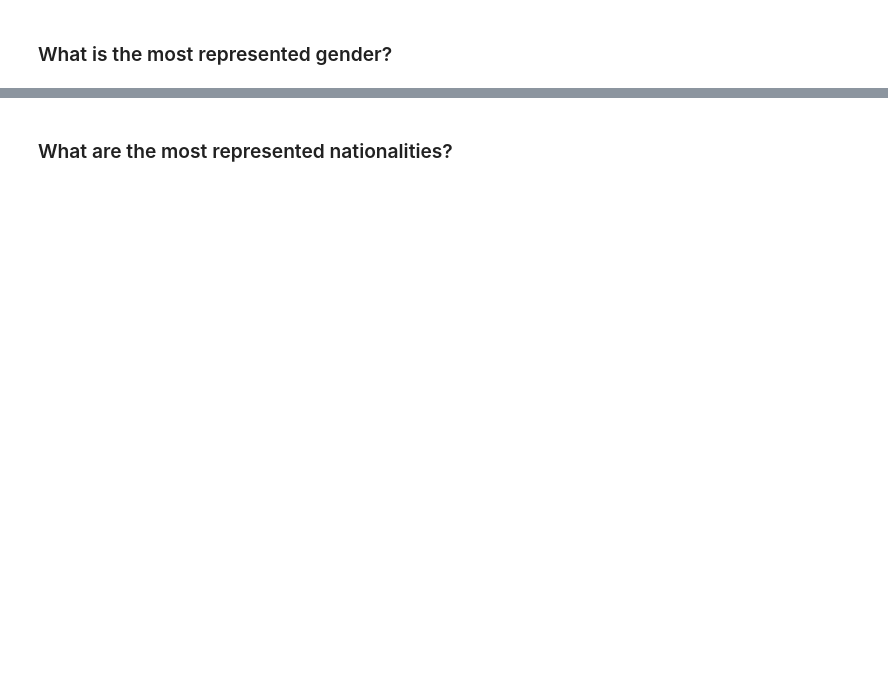
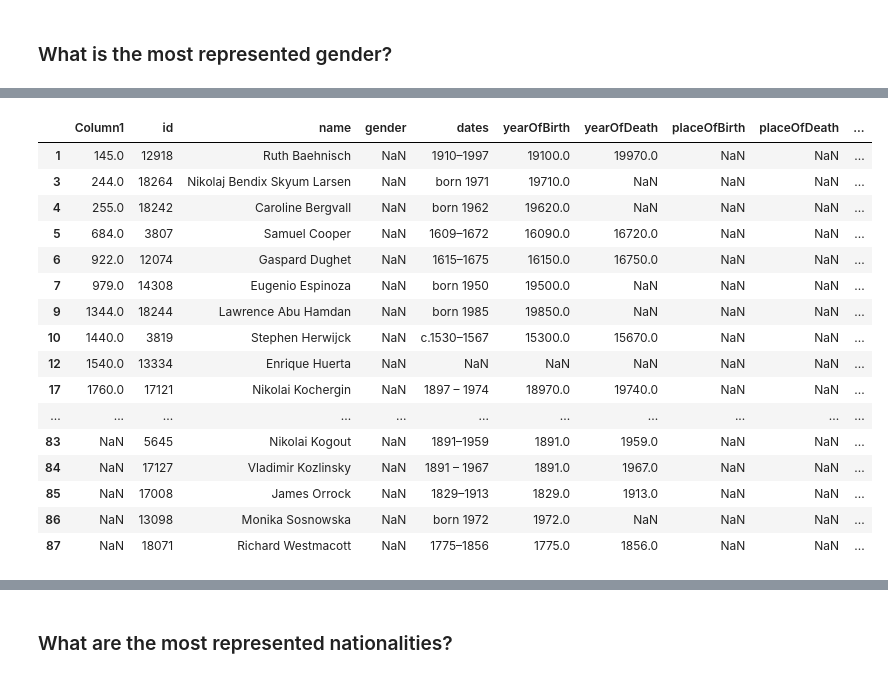
Before and after one commit to Fran-cesca/Art, a Jupyter notebook: Final.ipynb, the cells around one changed output, grey strips where cells are left out. Saved outputs shown, nothing was run; the diff lists cells and outputs as text; code cells hidden in the pictures; blank space fills up the shorter version.

```diff
--- a/Final.ipynb
+++ b/Final.ipynb
@@ -214,0 +295,24 @@ print('Total number of artists at Tate', len(TateArtists))
+# %%
+ArtistIntegrated = pd.concat(
+    map(pd.read_csv, ['Handmade.csv', 'Artists.csv', 'Photographers.csv', 'Videoartists.csv', 'graphicartists.csv', 'Painters.csv']), ignore_index=True)
+ArtistIntegrated = ArtistIntegrated[ArtistIntegrated['Artist Entity'].notna()]
+ArtistIntegrated.to_csv('ArtistIntegrated.csv')
+display(ArtistIntegrated)
+# %% [output]
+|  | Column1 | id | name | gender | dates | yearOfBirth | yearOfDeath | placeOfBirth | placeOfDeath | ... |
+| 1 | 145.0 | 12918 | Ruth Baehnisch | NaN | 1910–1997 | 19100.0 | 19970.0 | NaN | NaN | ... |
+| 3 | 244.0 | 18264 | Nikolaj Bendix Skyum Larsen | NaN | born 1971 | 19710.0 | NaN | NaN | NaN | ... |
+| 4 | 255.0 | 18242 | Caroline Bergvall | NaN | born 1962 | 19620.0 | NaN | NaN | NaN | ... |
+| 5 | 684.0 | 3807 | Samuel Cooper | NaN | 1609–1672 | 16090.0 | 16720.0 | NaN | NaN | ... |
+| 6 | 922.0 | 12074 | Gaspard Dughet | NaN | 1615–1675 | 16150.0 | 16750.0 | NaN | NaN | ... |
+| 7 | 979.0 | 14308 | Eugenio Espinoza | NaN | born 1950 | 19500.0 | NaN | NaN | NaN | ... |
+| 9 | 1344.0 | 18244 | Lawrence Abu Hamdan | NaN | born 1985 | 19850.0 | NaN | NaN | NaN | ... |
+| 10 | 1440.0 | 3819 | Stephen Herwijck | NaN | c.1530–1567 | 15300.0 | 15670.0 | NaN | NaN | ... |
+| 12 | 1540.0 | 13334 | Enrique Huerta | NaN | NaN | NaN | NaN | NaN | NaN | ... |
+| 17 | 1760.0 | 17121 | Nikolai Kochergin | NaN | 1897 – 1974 | 18970.0 | 19740.0 | NaN | NaN | ... |
+| ... | ... | ... | ... | ... | ... | ... | ... | ... | ... | ... |
+| 83 | NaN | 5645 | Nikolai Kogout | NaN | 1891–1959 | 1891.0 | 1959.0 | NaN | NaN | ... |
+| 84 | NaN | 17127 | Vladimir Kozlinsky | NaN | 1891 – 1967 | 1891.0 | 1967.0 | NaN | NaN | ... |
+| 85 | NaN | 17008 | James Orrock | NaN | 1829–1913 | 1829.0 | 1913.0 | NaN | NaN | ... |
+| 86 | NaN | 13098 | Monika Sosnowska | NaN | born 1972 | 1972.0 | NaN | NaN | NaN | ... |
+| 87 | NaN | 18071 | Richard Westmacott | NaN | 1775–1856 | 1775.0 | 1856.0 | NaN | NaN | ... |
```
Also changed, not shown: parts of 74 cells of this notebook, 8 other files.
